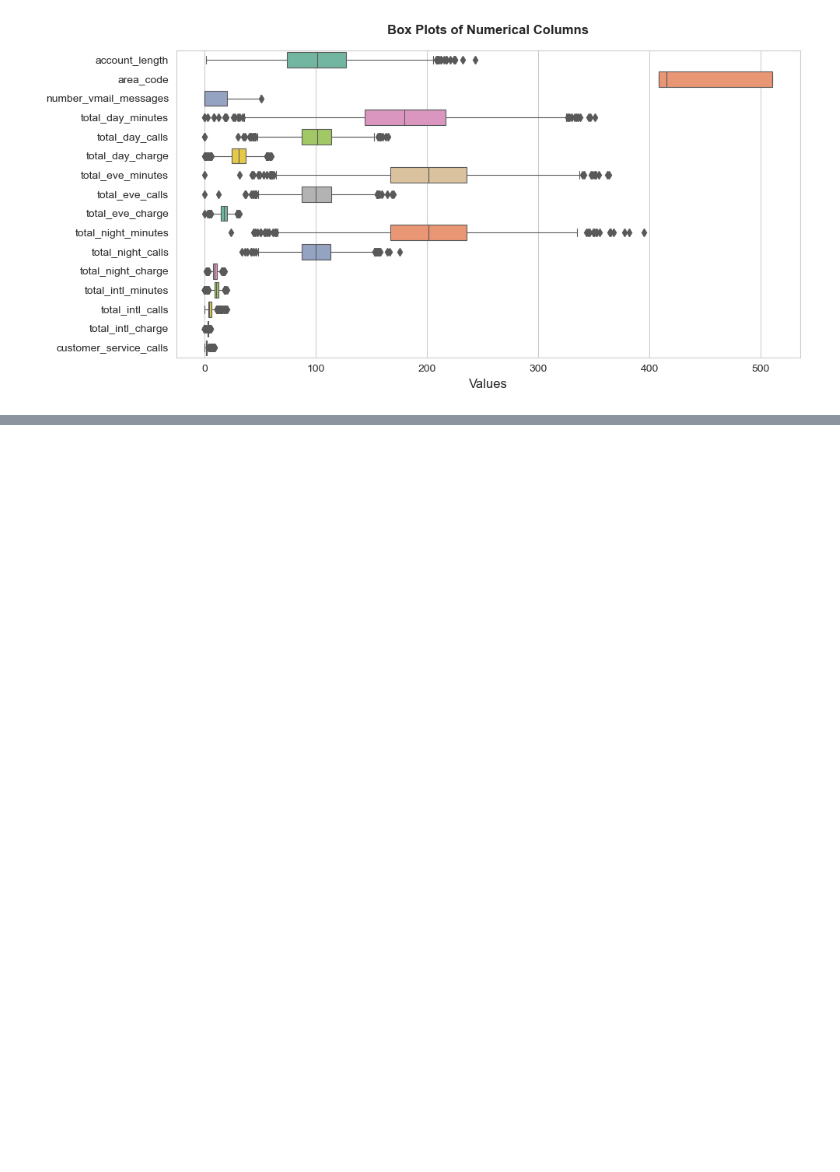
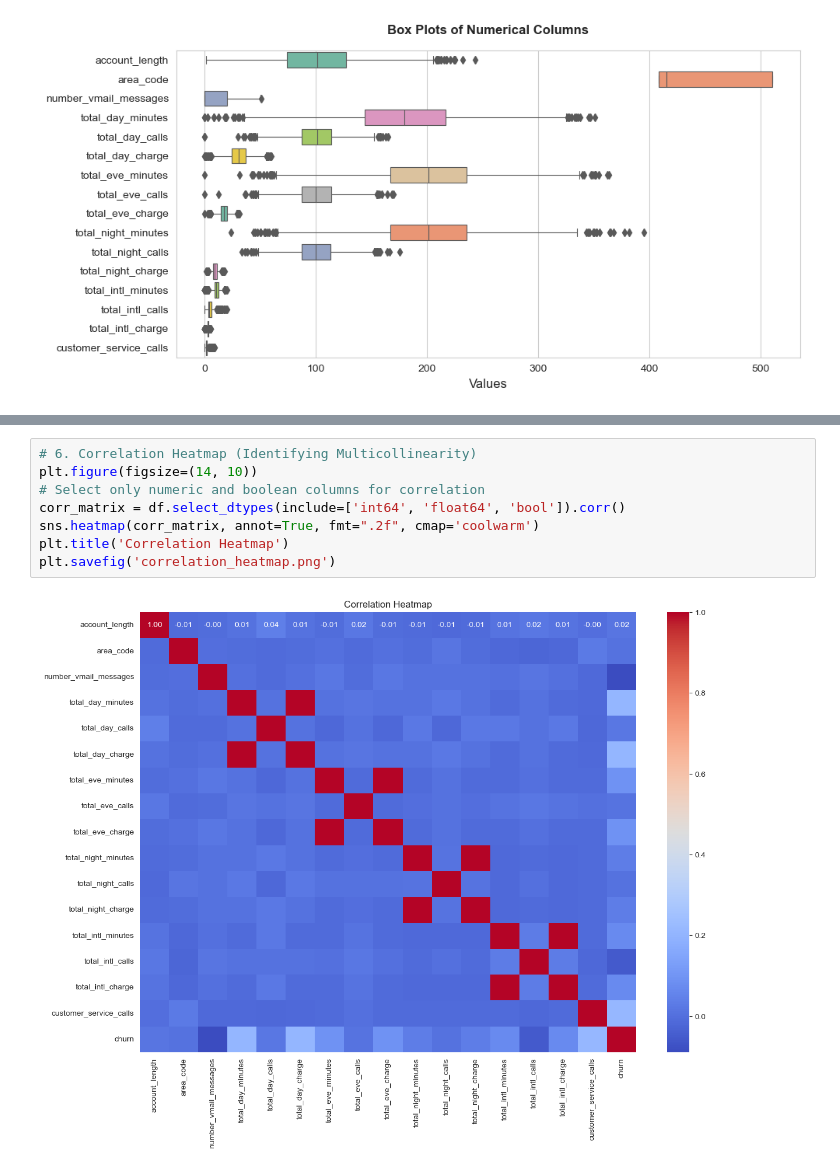
Before and after one commit to Laban-leploote/Telecom-Customer-Churn-Prediction, a Jupyter notebook: analysis.ipynb, the cells around one changed output, grey strips where cells are left out. Cells and saved outputs as stored; diff of their text form; blank space fills up the shorter version.

```diff
--- a/analysis.ipynb
+++ b/analysis.ipynb
@@ -303,0 +405,10 @@ plt.show()
+# %%
+# 6. Correlation Heatmap (Identifying Multicollinearity)
+plt.figure(figsize=(14, 10))
+# Select only numeric and boolean columns for correlation
+corr_matrix = df.select_dtypes(include=['int64', 'float64', 'bool']).corr()
+sns.heatmap(corr_matrix, annot=True, fmt=".2f", cmap='coolwarm')
+plt.title('Correlation Heatmap')
+plt.savefig('correlation_heatmap.png')
+# %% [output]
+[figure, added]
```
Also changed, not shown: parts of 13 cells of this notebook, 3 other files.
